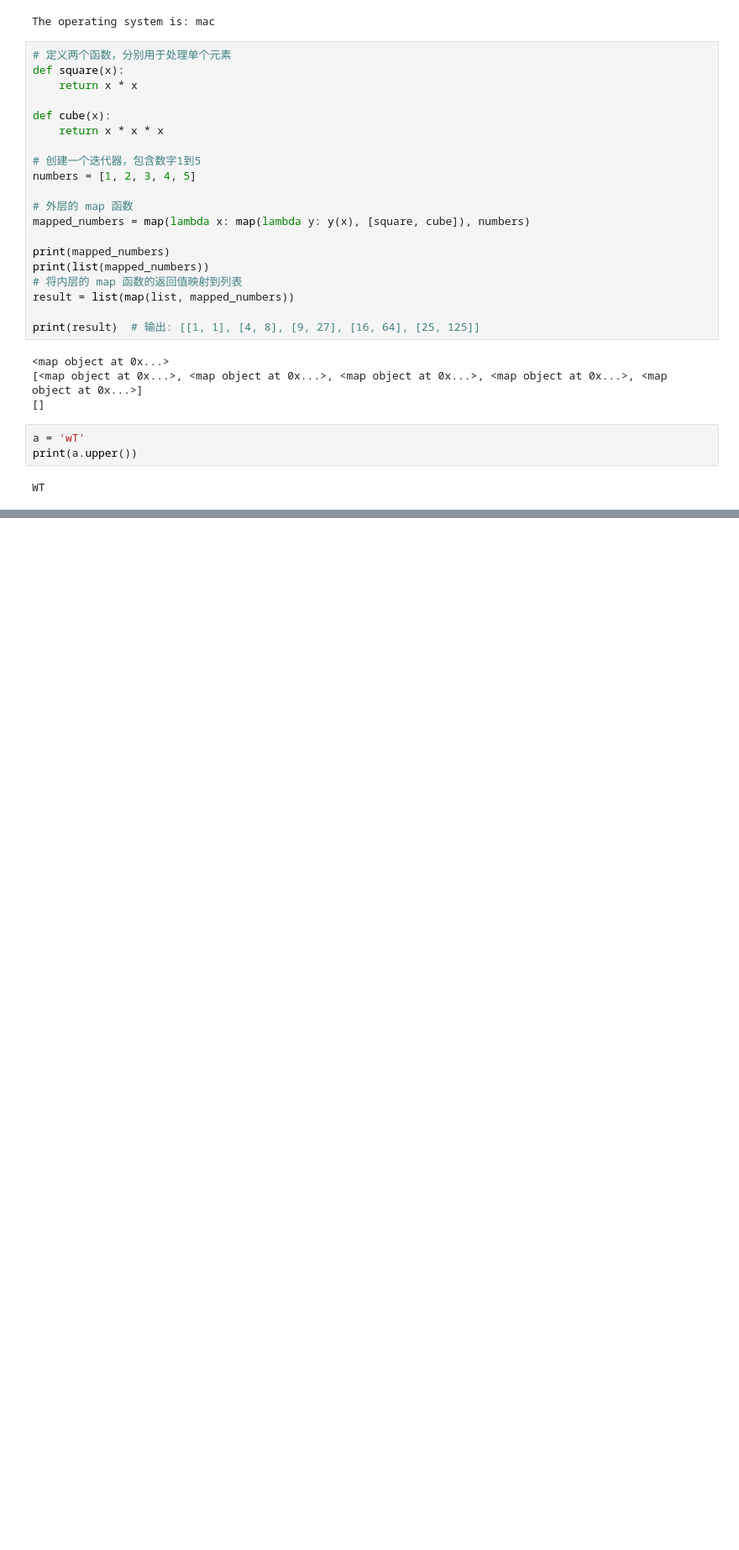
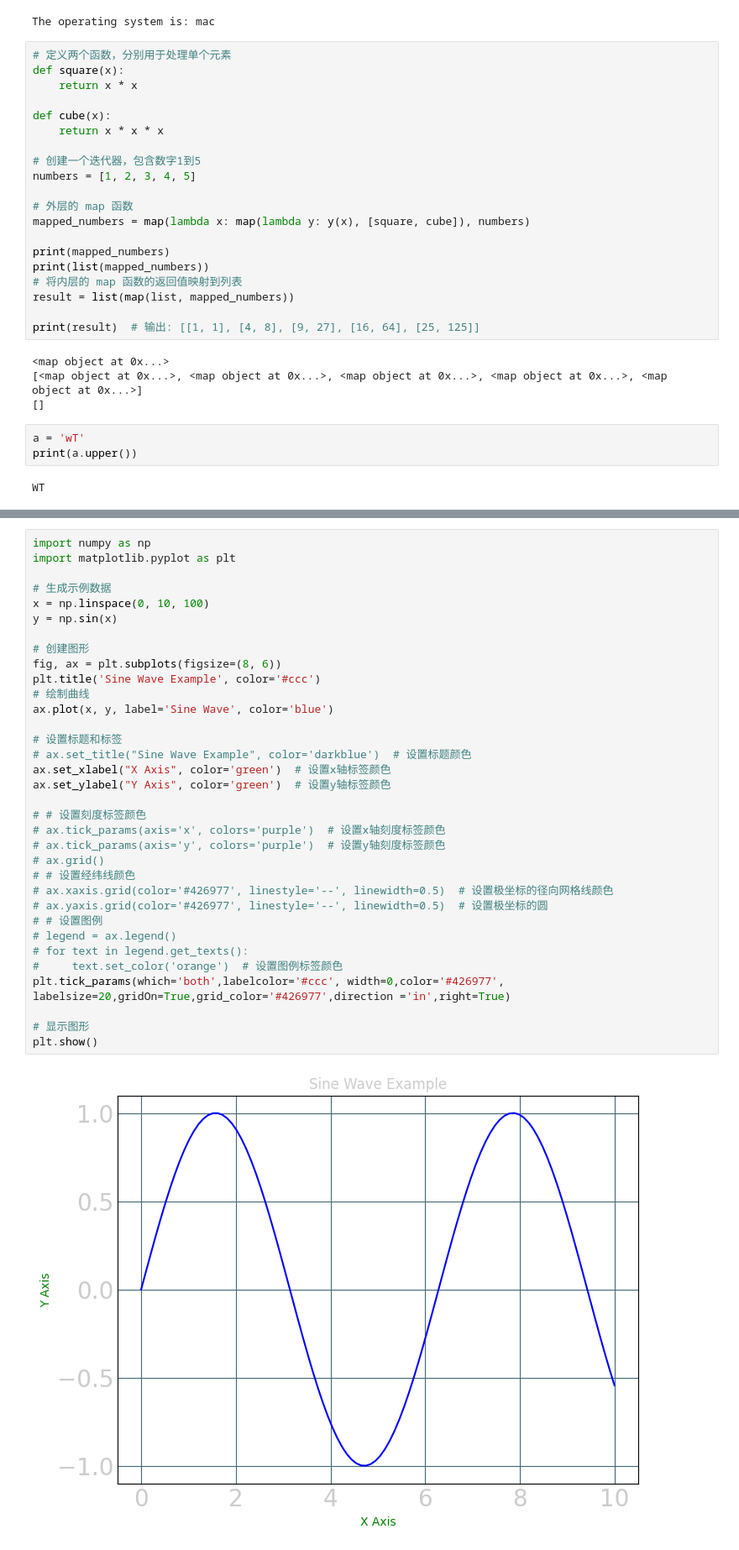
Before and after one commit to chauchy-Liu/efficiency, a Jupyter notebook: test.ipynb, the cells around one changed output, grey strips where cells are left out. Shown at 84% size. Drawn from its saved outputs; the diff is of its cells as text; blank space fills up the shorter version.

```diff
--- a/test.ipynb
+++ b/test.ipynb
@@ -536,0 +693,36 @@ WT
+# %%
+import numpy as np
+import matplotlib.pyplot as plt
+
+# 生成示例数据
+x = np.linspace(0, 10, 100)
+y = np.sin(x)
+
+# 创建图形
+fig, ax = plt.subplots(figsize=(8, 6))
+plt.title('Sine Wave Example', color='#ccc')
+# 绘制曲线
+ax.plot(x, y, label='Sine Wave', color='blue')
+
+# 设置标题和标签
+# ax.set_title("Sine Wave Example", color='darkblue')  # 设置标题颜色
+ax.set_xlabel("X Axis", color='green')  # 设置x轴标签颜色
+ax.set_ylabel("Y Axis", color='green')  # 设置y轴标签颜色
+
+# # 设置刻度标签颜色
+# ax.tick_params(axis='x', colors='purple')  # 设置x轴刻度标签颜色
+# ax.tick_params(axis='y', colors='purple')  # 设置y轴刻度标签颜色
+# ax.grid()
+# # 设置经纬线颜色
+# ax.xaxis.grid(color='#426977', linestyle='--', linewidth=0.5)  # 设置极坐标的径向网格线颜色
+# ax.yaxis.grid(color='#426977', linestyle='--', linewidth=0.5)  # 设置极坐标的圆
+# # 设置图例
+# legend = ax.legend()
+# for text in legend.get_texts():
+#     text.set_color('orange')  # 设置图例标签颜色
+plt.tick_params(which='both',labelcolor='#ccc', width=0,color='#426977', labelsize=20,gridOn=True,grid_color='#426977',direction ='in',right=True)
+
+# 显示图形
+plt.show()
+# %% [output]
+[figure, added]
```
Also changed, not shown: parts of 12 cells of this notebook, 17 other files.
